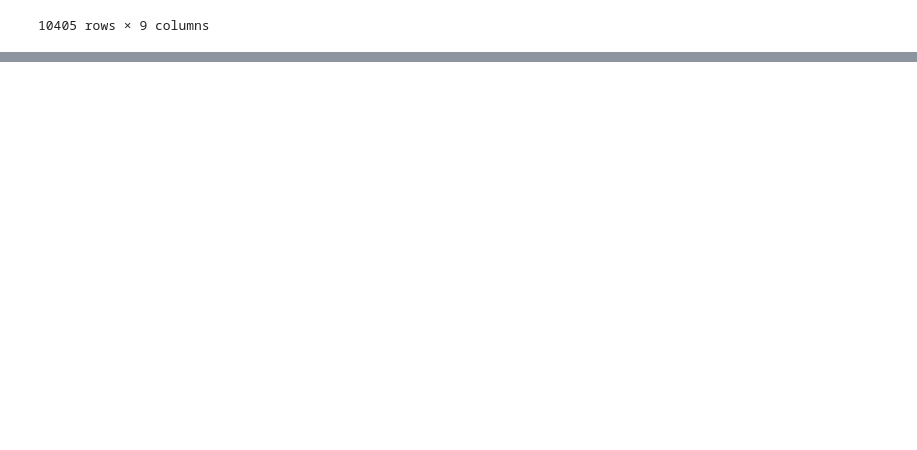
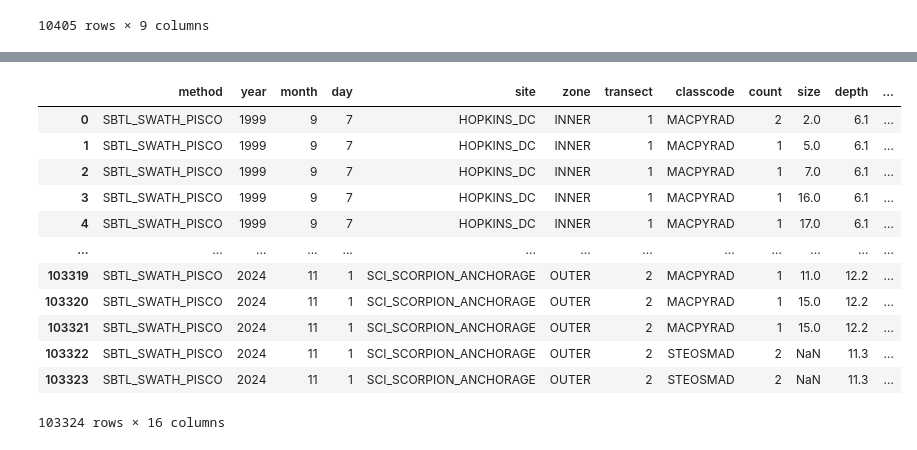
Before and after one commit to fish-pace/2026-proj-kelp-west, a Jupyter notebook: PISCODataCleaning.ipynb, the cells around one changed output, grey strips where cells are left out. Saved outputs shown, nothing was run; the diff lists cells and outputs as text; code cells hidden in the pictures; blank space fills up the shorter version.

Commit message:
Updated PISCOSites and PISCO_kelpdata csvs (added lat long to kelpdata)

```diff
--- a/PISCODataCleaning.ipynb
+++ b/PISCODataCleaning.ipynb
@@ -112,6 +110,8 @@ piscoSites = piscoSites[piscoSites['survey_year'] == 2024]
 # %%
 piscoSites = piscoSites[piscoSites['method'].str.contains('SWATH')]
 # %%
-piscoSites = piscoSites.drop(columns=['campus', 'survey_year'])
+piscoSites = piscoSites.drop(columns=['campus', 'survey_year', 'method'])
+# %%
+piscoSites = piscoSites.drop_duplicates()
 # %%
 piscoSites.to_csv('data/PISCOSites.csv', index=False)
@@ -117,0 +134,18 @@ piscoSites.to_csv('data/PISCOSites.csv', index=False)
+# %%
+piscoKelp = piscoKelp.merge(piscoSites, how='left', on='site')
+# %%
+piscoKelp
+# %% [output]
+|  | method | year | month | day | site | zone | transect | classcode | count | size | depth | ... |
+| 0 | SBTL_SWATH_PISCO | 1999 | 9 | 7 | HOPKINS_DC | INNER | 1 | MACPYRAD | 2 | 2.0 | 6.1 | ... |
+| 1 | SBTL_SWATH_PISCO | 1999 | 9 | 7 | HOPKINS_DC | INNER | 1 | MACPYRAD | 1 | 5.0 | 6.1 | ... |
+| 2 | SBTL_SWATH_PISCO | 1999 | 9 | 7 | HOPKINS_DC | INNER | 1 | MACPYRAD | 1 | 7.0 | 6.1 | ... |
+| 3 | SBTL_SWATH_PISCO | 1999 | 9 | 7 | HOPKINS_DC | INNER | 1 | MACPYRAD | 1 | 16.0 | 6.1 | ... |
+| 4 | SBTL_SWATH_PISCO | 1999 | 9 | 7 | HOPKINS_DC | INNER | 1 | MACPYRAD | 1 | 17.0 | 6.1 | ... |
+| ... | ... | ... | ... | ... | ... | ... | ... | ... | ... | ... | ... | ... |
+| 103319 | SBTL_SWATH_PISCO | 2024 | 11 | 1 | SCI_SCORPION_ANCHORAGE | OUTER | 2 | MACPYRAD | 1 | 11.0 | 12.2 | ... |
+| 103320 | SBTL_SWATH_PISCO | 2024 | 11 | 1 | SCI_SCORPION_ANCHORAGE | OUTER | 2 | MACPYRAD | 1 | 15.0 | 12.2 | ... |
+| 103321 | SBTL_SWATH_PISCO | 2024 | 11 | 1 | SCI_SCORPION_ANCHORAGE | OUTER | 2 | MACPYRAD | 1 | 15.0 | 12.2 | ... |
+| 103322 | SBTL_SWATH_PISCO | 2024 | 11 | 1 | SCI_SCORPION_ANCHORAGE | OUTER | 2 | STEOSMAD | 2 | NaN | 11.3 | ... |
+| 103323 | SBTL_SWATH_PISCO | 2024 | 11 | 1 | SCI_SCORPION_ANCHORAGE | OUTER | 2 | STEOSMAD | 2 | NaN | 11.3 | ... |
+103324 rows × 16 columns
```
Also changed, not shown: parts of 3 cells of this notebook, 3 other files.
